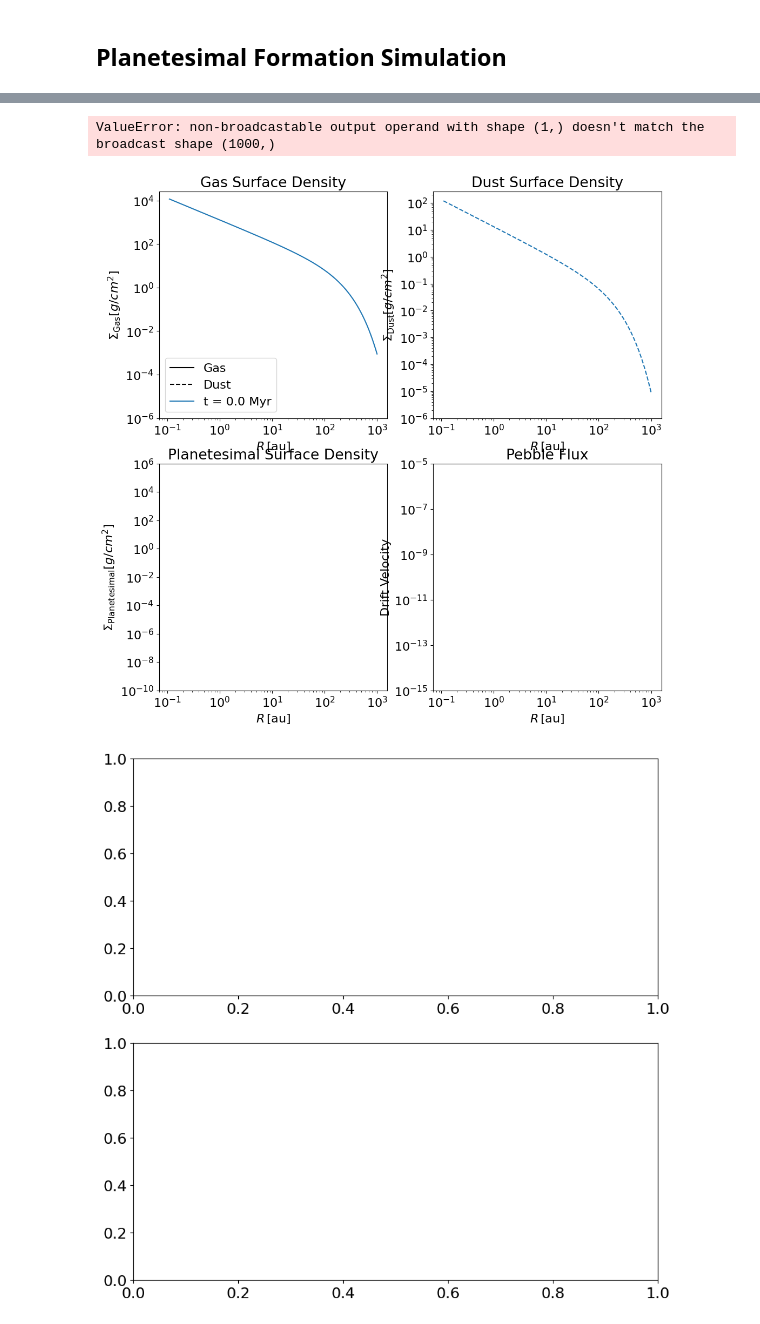
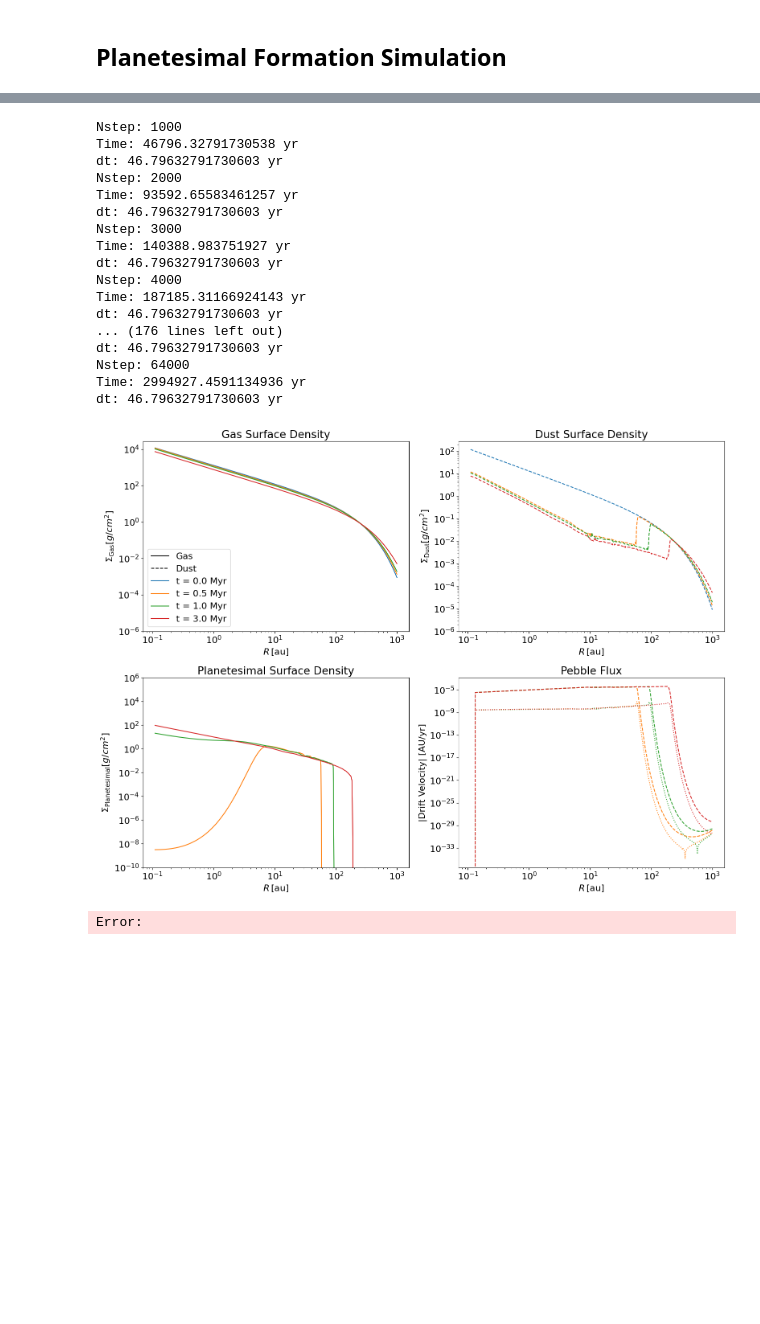
Before and after one commit to mlbalogh/DiscEvolution, a Jupyter notebook: pluto_tests/planetesimals.ipynb, the cells around one changed output, grey strips where cells are left out. Saved outputs shown, nothing was run; the diff lists cells and outputs as text; code cells hidden in the pictures; blank space fills up the shorter version.

Commit message:
Trying to fix planetesimal accretion

```diff
--- a/pluto_tests/planetesimals.ipynb
+++ b/pluto_tests/planetesimals.ipynb
@@ -397,7 +437,7 @@ config_Danti = {
     "simulation": {
         "t_initial": 0,
         "t_final": 1e6,
-        "t_interval": [0, 0.1, 0.5, 1], # Myr
+        "t_interval": [0, 0.5, 1, 3], # Myr
     },
     "disc": {
         "alpha": 1e-3,
@@ -409,34 +449,51 @@ config_Danti = {
         "type": "LocallyIsothermalEOS",
         "h0": 1/30,
         "q": -0.25
     },
     "transport": {
         "gas_transport": True,
         "radial_drift": True
     },
     "dust_growth": {
         "feedback": False,
         "settling": False,
         "f_ice": 1,           # Set ice fraction to 0
         "uf_0": 500,          # Fragmentation velocity for ice-free grains (cm/s)
         "uf_ice": 500,        # Set same as uf_0 to ignore ice effects
         "thresh": 0.1,        # Set high threshold to prevent ice effects
     },
     "planetesimal": {
         "include_planetesimals": True,
         "diameter": 1,  # km
         "St_min": 0.01,
         "St_max": None,
         "pla_eff": 0.1
     },
     "planet": {
+        "include_planets": False,
         "Rp": [3],    # initial position of embryo [AU]
         "Mp": [1]     # initial mass of embryo [M_Earth]
     }
 }
 
-run_model(config_Danti)
+#run_model(config_Danti)
 # %% [output]
-ValueError: non-broadcastable output operand with shape (1,) doesn't match the broadcast shape (1000,)
+Nstep: 1000
+Time: 46796.32791730538 yr
+dt: 46.79632791730603 yr
+Nstep: 2000
+Time: 93592.65583461257 yr
+dt: 46.79632791730603 yr
+Nstep: 3000
+Time: 140388.983751927 yr
+dt: 46.79632791730603 yr
+Nstep: 4000
+Time: 187185.31166924143 yr
+dt: 46.79632791730603 yr
+... (176 lines left out)
+dt: 46.79632791730603 yr
+Nstep: 64000
+Time: 2994927.4591134936 yr
+dt: 46.79632791730603 yr
-[figure, old version]
+[figure, new version]
-[figure, removed]
+Error:
```
Also changed, not shown: parts of 2 cells of this notebook, 2 other files.
